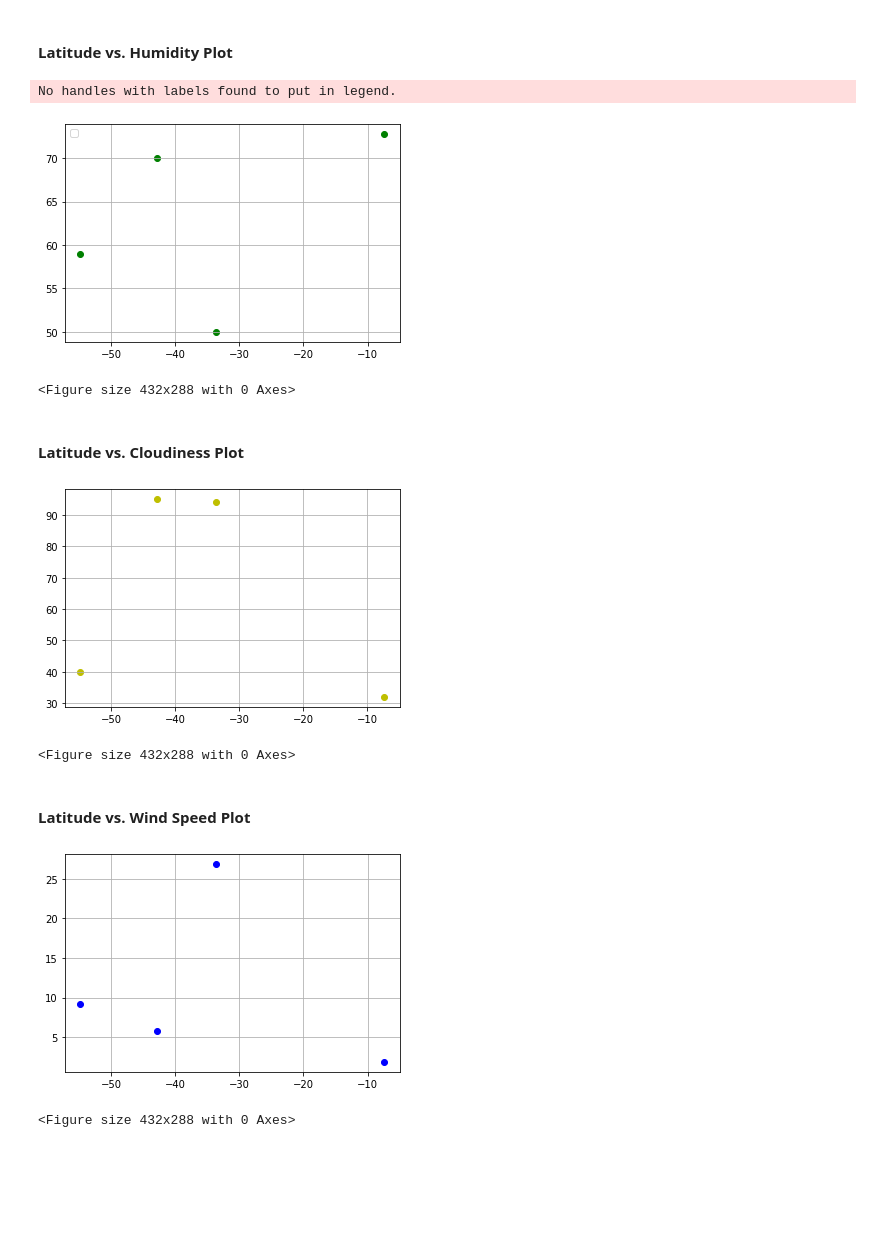
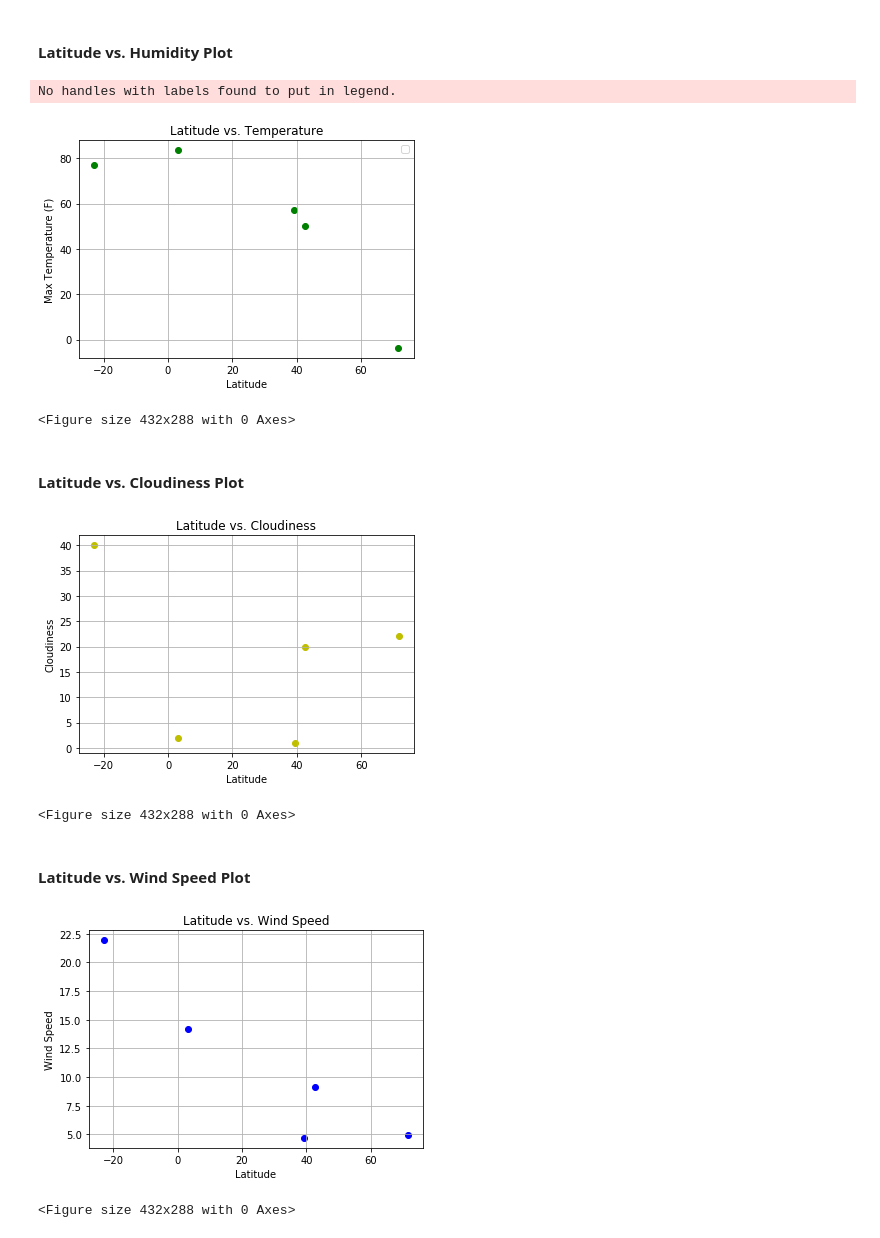
Before and after one commit to suealexa/python-api-challenge, a Jupyter notebook: weatherpy/weatherpy.ipynb, the cells around one changed output. Saved outputs shown, nothing was run; the diff lists cells and outputs as text; code cells hidden in the pictures; blank space fills up the shorter version.

```diff
--- a/weatherpy/weatherpy.ipynb
+++ b/weatherpy/weatherpy.ipynb
@@ -33,7 +31,7 @@ lng_range = (-180, 180)
 lat_lngs = []
 cities = []
 # Lists to hold data frame variables
-temp = []
+temp_max = []
 humidity = []
 clouds = []
 latitude = []
@@ -43,8 +41,8 @@ city_name = []
 country = []
 
 # Create a set of random lat and lng combinations
-lats = np.random.uniform(low=-90.000, high=90.000, size=50)
-lngs = np.random.uniform(low=-180.000, high=180.000, size=50)
+lats = np.random.uniform(low=-90.000, high=90.000, size=800)
+lngs = np.random.uniform(low=-180.000, high=180.000, size=800)
 lat_lngs = zip(lats, lngs)
 print(lats, lngs)
 
@@ -63,7 +61,7 @@ for lat_lng in lat_lngs:
         response = requests.get(f'{query_url}').json()
         response
 
-        temp.append(response['main']['temp_max'])
+        temp_max.append(response['main']['temp_max'])
         temp
 
         humidity.append(response['main']['humidity'])
@@ -88,7 +86,6 @@ for lat_lng in lat_lngs:
         country
 
 
-
         time.sleep(2.01)
 
 # Print the city count to confirm sufficient count
@@ -118,7 +115,7 @@ KeyError: 'main'
 * Include a print log of each city as it'sbeing processed (with the city number and city name).
 # %%
 ### Convert Raw Data to DataFrame
-weather_data = {' Max Temperature': temp, 'Humidity': humidity, 'Cloudiness': clouds, 'Wind Speed': wind_speed, 'City Name': city_name, 'Country': country, 'Latitude': latitude, 'Longitude': longitude}
+weather_data = {'Max Temperature': temp_max, 'Humidity': humidity, 'Cloudiness': clouds, 'Wind Speed': wind_speed, 'City Name': city_name, 'Country': country, 'Latitude': latitude, 'Longitude': longitude}
 weather_data_df = pd.DataFrame(weather_data)
 weather_data_df.head()
 
@@ -153,45 +155,44 @@ KeyError: 'Max Temperature'
 # %%
 plt.scatter(weather_data_df["Latitude"], weather_data_df["Max Temperature"], color = "g", marker="o")
 
-plt.xlabel = ("Latitude")
-plt.ylabel = ("Max Temperature (F)")
-plt.title = ("Latitude vs. Temperature")
-plt.legend(loc='upper left')
+plt.xlabel("Latitude")
+plt.ylabel("Max Temperature (F)")
+plt.title("Latitude vs. Temperature")
 plt.grid(True)
 
 plt.show()
 plt.savefig("lat_vs_hum.png")
 # %% [output]
 No handles with labels found to put in legend.
-[figure, old version]
+[figure, new version]
 <Figure size 432x288 with 0 Axes>
 # %% [markdown]
 #### Latitude vs. Cloudiness Plot
 # %%
 plt.scatter(weather_data_df["Latitude"], weather_data_df["Cloudiness"], color = "y", marker="o")
 
-plt.xlabel = ("Latitude")
-plt.ylabel = ("Cloudiness")
-plt.title = ("Latitude vs. Cloudiness")
+plt.xlabel("Latitude")
+plt.ylabel("Cloudiness")
+plt.title("Latitude vs. Cloudiness")
 plt.grid(True)
 
 plt.show()
 plt.savefig("lat_vs_cloud.png")
 # %% [output]
-[figure, old version]
+[figure, new version]
 <Figure size 432x288 with 0 Axes>
 # %% [markdown]
 #### Latitude vs. Wind Speed Plot
 # %%
 plt.scatter(weather_data_df["Latitude"], weather_data_df["Wind Speed"], color = "b", marker="o")
 
-plt.xlabel = ("Latitude")
-plt.ylabel = ("Wind Speed")
-plt.title = ("Latitude vs. Wind Speed")
+plt.xlabel("Latitude")
+plt.ylabel("Wind Speed")
+plt.title("Latitude vs. Wind Speed")
 plt.grid(True)
 
 plt.show()
 plt.savefig("lat_vs_wind.png")
 # %% [output]
-[figure, old version]
+[figure, new version]
 <Figure size 432x288 with 0 Axes>
```
Also changed, not shown: parts of 4 cells of this notebook.
